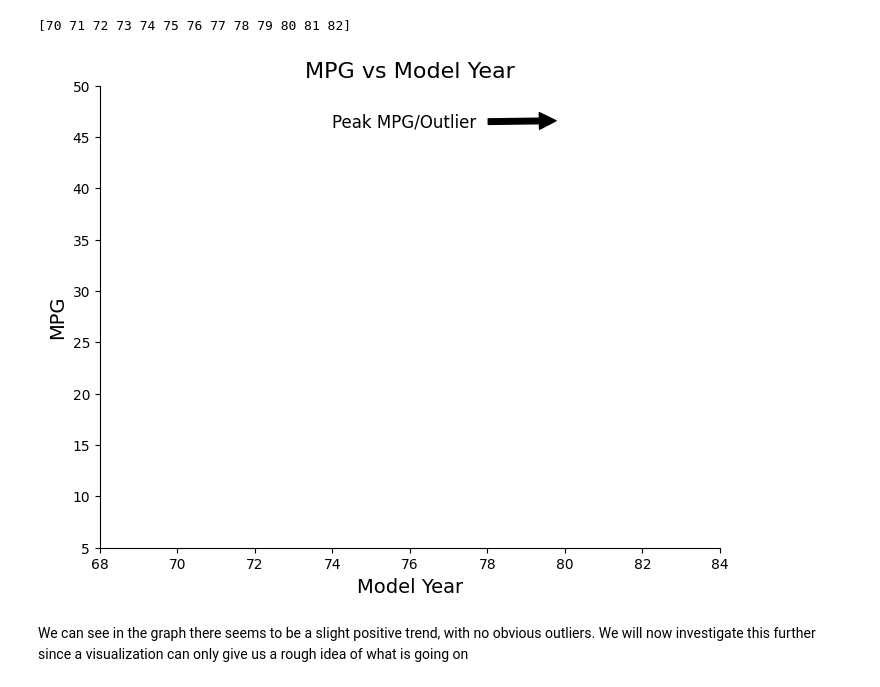
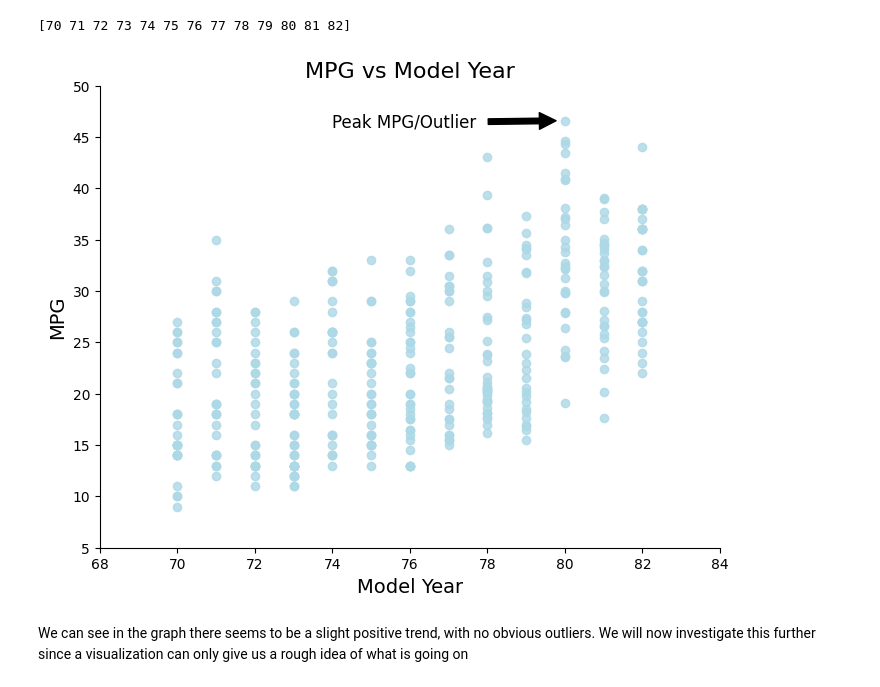
Before and after one commit to adenletchworth/Auto-MPG-Data-Analysis, a Jupyter notebook: dataAnalysis.ipynb, the cells around one changed output. Drawn from its saved outputs; the diff is of its cells as text; code cells hidden in the pictures.

```diff
--- a/dataAnalysis.ipynb
+++ b/dataAnalysis.ipynb
@@ -208,36 +209,36 @@ plt.gca().spines['right'].set_visible(False)
 
 plt.xlim(68,84) # Scales our graph
 plt.ylim(5,50)
 
 plt.xlabel('Model Year',fontsize=14) # Gives our axes a label
 plt.ylabel('MPG',fontsize=14)
 
 plt.title('MPG vs Model Year',fontsize=16) # Gives our plot a title
 
 writer = PillowWriter(fps=2) # Creates our animation object with a slow speed of 2 fps
 
 x_list = [] # define empty x list
 y_list = [] # define empty y list
 
 x_set = sorted(set(x)) # find all unique values
 
-"""with writer.saving(fig,'Model_Year_vs_MPG.gif',100): # creates gif file
+with writer.saving(fig,'Model_Year_vs_MPG.gif',100): # creates gif file
     for year in x_set: # for every unique year (ordered)
 
         y_values = df.loc[df['Model Year'] == year, 'MPG'].tolist() # get all the y values corresponding to that year (x)
 
         x_list.extend([year]*len(y_values)) # add the year (x) to the list for every y value associated with it
         y_list.extend(y_values) # add y values to list
 
         scatter.set_offsets(np.column_stack((x_list,y_list))) # creates scatterplot with those lists
 
-        writer.grab_frame() # adds this frame to the gif """
+        writer.grab_frame() # adds this frame to the gif
 
 plt.annotate('Peak MPG/Outlier', xy=(80, 46.6), xytext=(74, 46), fontsize=12,arrowprops=dict(facecolor='black',shrink=.1)) # adds the Peak MPG arrow
 
 plt.show() # displays graph
 # %% [output]
-[figure, old version]
+[figure, new version]
 # %% [markdown]
 We can see in the graph there seems to be a slight positive trend, with no obvious outliers. We will now investigate this further since a visualization can only give us a rough idea of what is going on
 # %%
```
Also changed, not shown: parts of 20 cells of this notebook.
